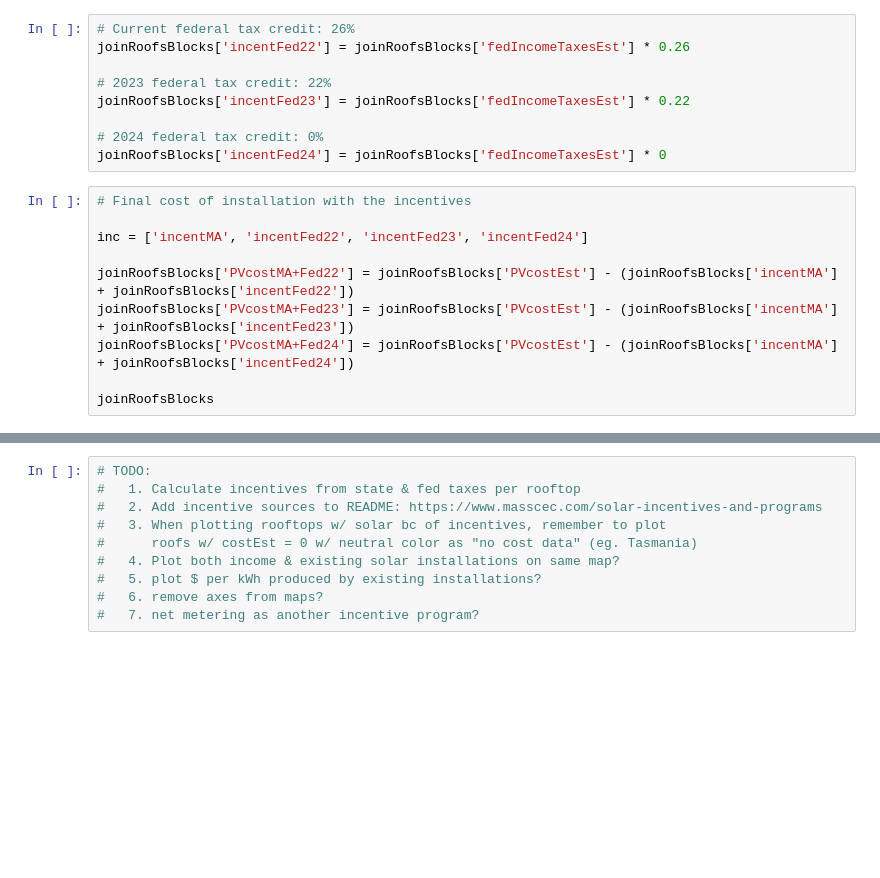
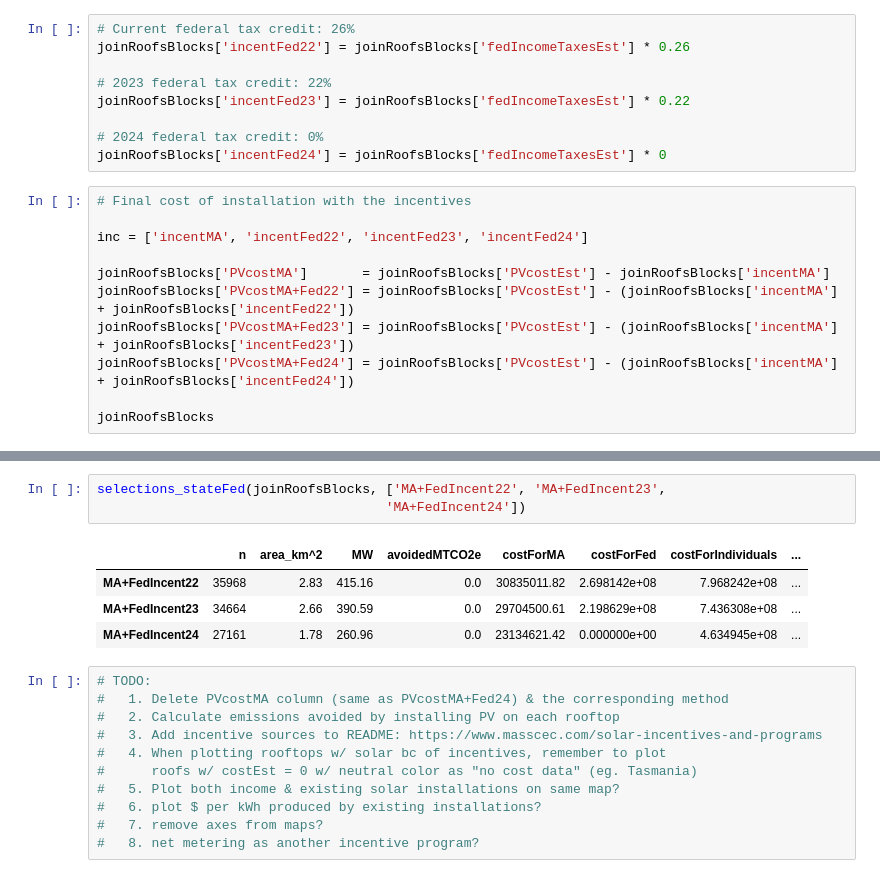
Before and after one commit to ghostpress/ma-solar, a Jupyter notebook: code/initViz.ipynb, the cells around one changed output, grey strips where cells are left out. Saved outputs shown, nothing was run; the diff lists cells and outputs as text; blank space fills up the shorter version.

Commit message:
Found scenario outcomes for MA and federal tax incentives

```diff
--- a/code/initViz.ipynb
+++ b/code/initViz.ipynb
@@ -1347,6 +1360,7 @@ joinRoofsBlocks['incentFed24'] = joinRoofsBlocks['fedIncomeTaxesEst'] * 0
 
 inc = ['incentMA', 'incentFed22', 'incentFed23', 'incentFed24']
 
+joinRoofsBlocks['PVcostMA']       = joinRoofsBlocks['PVcostEst'] - joinRoofsBlocks['incentMA']
 joinRoofsBlocks['PVcostMA+Fed22'] = joinRoofsBlocks['PVcostEst'] - (joinRoofsBlocks['incentMA'] + joinRoofsBlocks['incentFed22'])
 joinRoofsBlocks['PVcostMA+Fed23'] = joinRoofsBlocks['PVcostEst'] - (joinRoofsBlocks['incentMA'] + joinRoofsBlocks['incentFed23'])
 joinRoofsBlocks['PVcostMA+Fed24'] = joinRoofsBlocks['PVcostEst'] - (joinRoofsBlocks['incentMA'] + joinRoofsBlocks['incentFed24'])
@@ -1369,10 +1511,19 @@ joinRoofsBlocks
+# %%
+selections_stateFed(joinRoofsBlocks, ['MA+FedIncent22', 'MA+FedIncent23',
+                                     'MA+FedIncent24'])
+# %% [output]
+|  | n | area_km^2 | MW | avoidedMTCO2e | costForMA | costForFed | costForIndividuals | ... |
+| MA+FedIncent22 | 35968 | 2.83 | 415.16 | 0.0 | 30835011.82 | 2.698142e+08 | 7.968242e+08 | ... |
+| MA+FedIncent23 | 34664 | 2.66 | 390.59 | 0.0 | 29704500.61 | 2.198629e+08 | 7.436308e+08 | ... |
+| MA+FedIncent24 | 27161 | 1.78 | 260.96 | 0.0 | 23134621.42 | 0.000000e+00 | 4.634945e+08 | ... |
 # %%
 # TODO:
-#   1. Calculate incentives from state & fed taxes per rooftop
-#   2. Add incentive sources to README: https://www.masscec.com/solar-incentives-and-programs
-#   3. When plotting rooftops w/ solar bc of incentives, remember to plot
+#   1. Delete PVcostMA column (same as PVcostMA+Fed24) & the corresponding method
+#   2. Calculate emissions avoided by installing PV on each rooftop
+#   3. Add incentive sources to README: https://www.masscec.com/solar-incentives-and-programs
+#   4. When plotting rooftops w/ solar bc of incentives, remember to plot
 #      roofs w/ costEst = 0 w/ neutral color as "no cost data" (eg. Tasmania)
-#   4. Plot both income & existing solar installations on same map?
-#   5. plot $ per kWh produced by existing installations?
-#   6. remove axes from maps?
-#   7. net metering as another incentive program?
+#   5. Plot both income & existing solar installations on same map?
+#   6. plot $ per kWh produced by existing installations?
+#   7. remove axes from maps?
+#   8. net metering as another incentive program?
```
Also changed, not shown: parts of 9 cells of this notebook.
